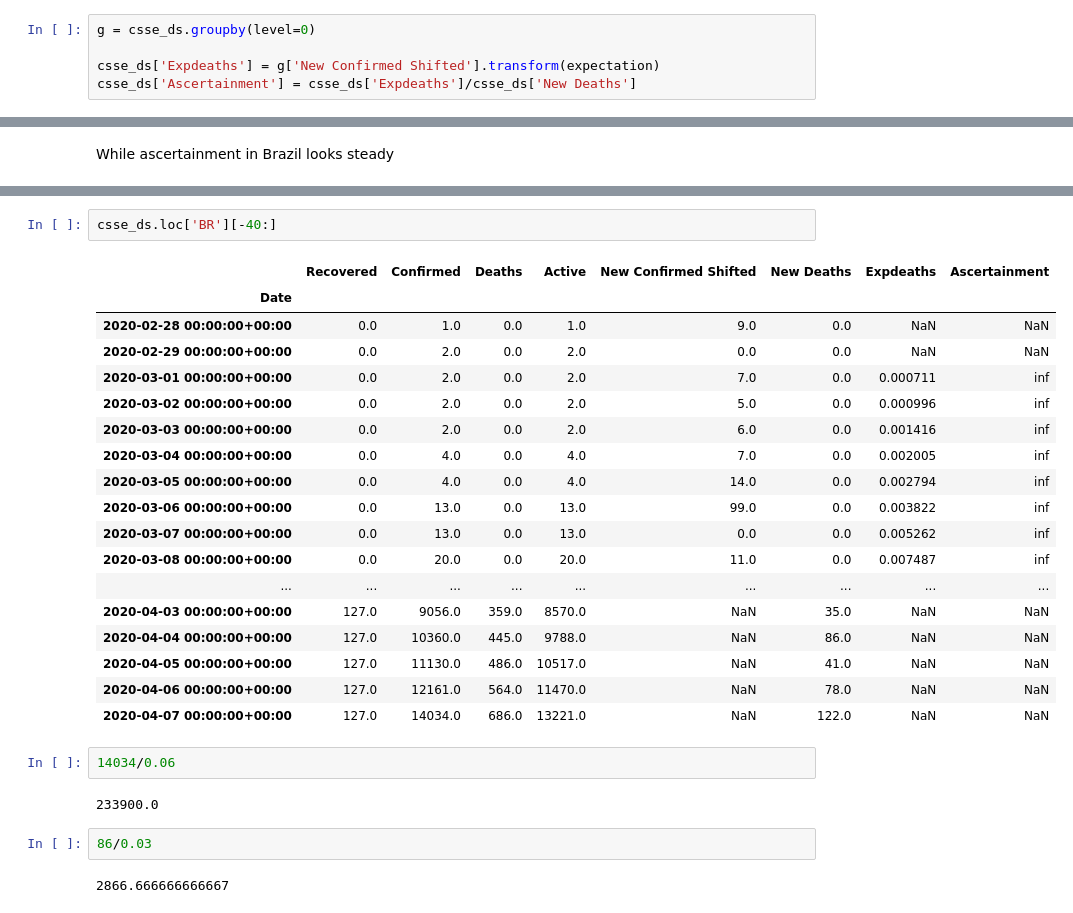
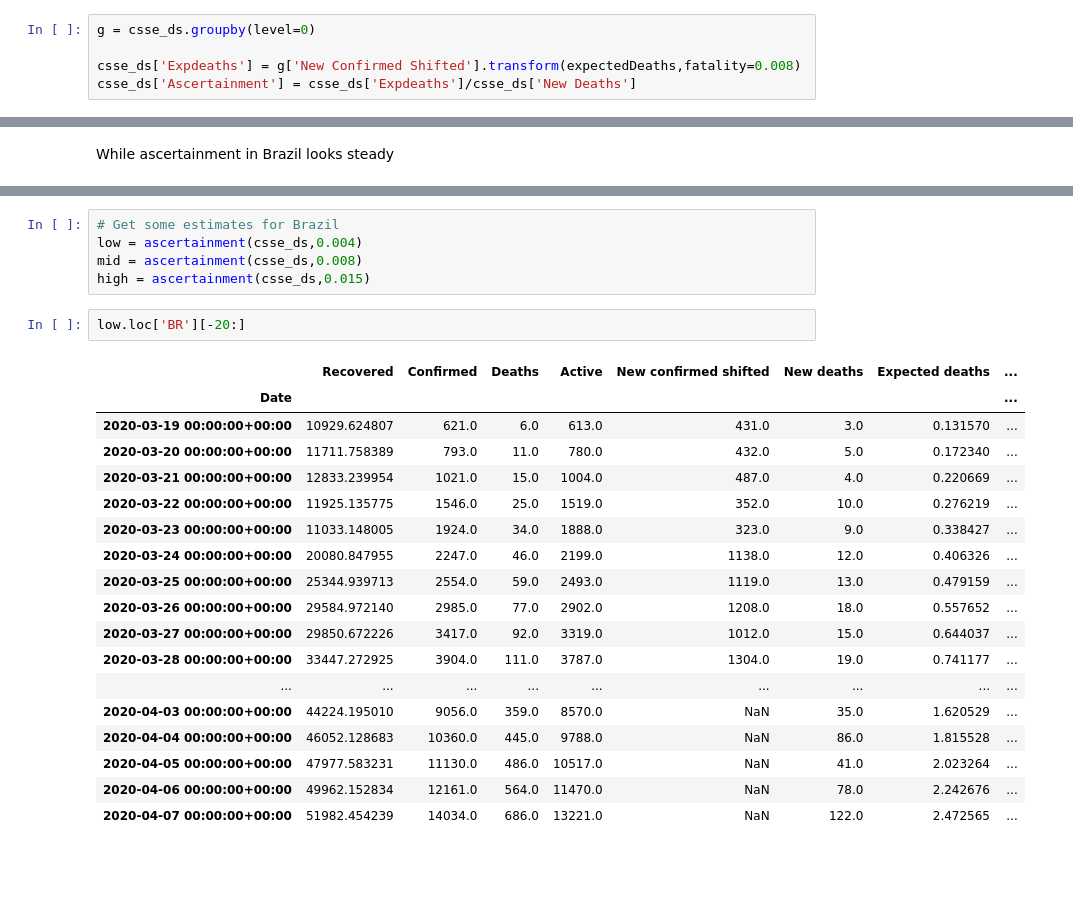
Before and after one commit to jsalvatier/epimodel, a Jupyter notebook: notebooks/djohnston/Cases_from_deaths.ipynb, the cells around one changed output, grey strips where cells are left out. Saved outputs shown, nothing was run; the diff lists cells and outputs as text; blank space fills up the shorter version.

```diff
--- a/notebooks/djohnston/Cases_from_deaths.ipynb
+++ b/notebooks/djohnston/Cases_from_deaths.ipynb
@@ -77,7 +156,7 @@ def expectation(s,fatality=0.007):
 # %%
 g = csse_ds.groupby(level=0)
 
-csse_ds['Expdeaths'] = g['New Confirmed Shifted'].transform(expectation)
+csse_ds['Expdeaths'] = g['New Confirmed Shifted'].transform(expectedDeaths,fatality=0.008)
 csse_ds['Ascertainment'] = csse_ds['Expdeaths']/csse_ds['New Deaths']
 # %% [markdown]
 According to this method, ascertainment in Italy may be rising slightly
@@ -117,29 +277,26 @@ csse_ds.loc['BR','Ascertainment'].plot()
+# %%
+# Get some estimates for Brazil
+low = ascertainment(csse_ds,0.004)
+mid = ascertainment(csse_ds,0.008)
+high = ascertainment(csse_ds,0.015)
 # %%
-csse_ds.loc['BR'][-40:]
+low.loc['BR'][-20:]
 # %% [output]
-|  | Recovered | Confirmed | Deaths | Active | New Confirmed Shifted | New Deaths | Expdeaths | Ascertainment |
-| Date |  |  |  |  |  |  |  |  |
-| 2020-02-28 00:00:00+00:00 | 0.0 | 1.0 | 0.0 | 1.0 | 9.0 | 0.0 | NaN | NaN |
-| 2020-02-29 00:00:00+00:00 | 0.0 | 2.0 | 0.0 | 2.0 | 0.0 | 0.0 | NaN | NaN |
-| 2020-03-01 00:00:00+00:00 | 0.0 | 2.0 | 0.0 | 2.0 | 7.0 | 0.0 | 0.000711 | inf |
-| 2020-03-02 00:00:00+00:00 | 0.0 | 2.0 | 0.0 | 2.0 | 5.0 | 0.0 | 0.000996 | inf |
-| 2020-03-03 00:00:00+00:00 | 0.0 | 2.0 | 0.0 | 2.0 | 6.0 | 0.0 | 0.001416 | inf |
-| 2020-03-04 00:00:00+00:00 | 0.0 | 4.0 | 0.0 | 4.0 | 7.0 | 0.0 | 0.002005 | inf |
-| 2020-03-05 00:00:00+00:00 | 0.0 | 4.0 | 0.0 | 4.0 | 14.0 | 0.0 | 0.002794 | inf |
-| 2020-03-06 00:00:00+00:00 | 0.0 | 13.0 | 0.0 | 13.0 | 99.0 | 0.0 | 0.003822 | inf |
-| 2020-03-07 00:00:00+00:00 | 0.0 | 13.0 | 0.0 | 13.0 | 0.0 | 0.0 | 0.005262 | inf |
-| 2020-03-08 00:00:00+00:00 | 0.0 | 20.0 | 0.0 | 20.0 | 11.0 | 0.0 | 0.007487 | inf |
+|  | Recovered | Confirmed | Deaths | Active | New confirmed shifted | New deaths | Expected deaths | ... |
+| Date |  |  |  |  |  |  |  | ... |
+| 2020-03-19 00:00:00+00:00 | 10929.624807 | 621.0 | 6.0 | 613.0 | 431.0 | 3.0 | 0.131570 | ... |
+| 2020-03-20 00:00:00+00:00 | 11711.758389 | 793.0 | 11.0 | 780.0 | 432.0 | 5.0 | 0.172340 | ... |
+| 2020-03-21 00:00:00+00:00 | 12833.239954 | 1021.0 | 15.0 | 1004.0 | 487.0 | 4.0 | 0.220669 | ... |
+| 2020-03-22 00:00:00+00:00 | 11925.135775 | 1546.0 | 25.0 | 1519.0 | 352.0 | 10.0 | 0.276219 | ... |
+| 2020-03-23 00:00:00+00:00 | 11033.148005 | 1924.0 | 34.0 | 1888.0 | 323.0 | 9.0 | 0.338427 | ... |
+| 2020-03-24 00:00:00+00:00 | 20080.847955 | 2247.0 | 46.0 | 2199.0 | 1138.0 | 12.0 | 0.406326 | ... |
+| 2020-03-25 00:00:00+00:00 | 25344.939713 | 2554.0 | 59.0 | 2493.0 | 1119.0 | 13.0 | 0.479159 | ... |
+| 2020-03-26 00:00:00+00:00 | 29584.972140 | 2985.0 | 77.0 | 2902.0 | 1208.0 | 18.0 | 0.557652 | ... |
+| 2020-03-27 00:00:00+00:00 | 29850.672226 | 3417.0 | 92.0 | 3319.0 | 1012.0 | 15.0 | 0.644037 | ... |
+| 2020-03-28 00:00:00+00:00 | 33447.272925 | 3904.0 | 111.0 | 3787.0 | 1304.0 | 19.0 | 0.741177 | ... |
 | ... | ... | ... | ... | ... | ... | ... | ... | ... |
-| 2020-04-03 00:00:00+00:00 | 127.0 | 9056.0 | 359.0 | 8570.0 | NaN | 35.0 | NaN | NaN |
-| 2020-04-04 00:00:00+00:00 | 127.0 | 10360.0 | 445.0 | 9788.0 | NaN | 86.0 | NaN | NaN |
-| 2020-04-05 00:00:00+00:00 | 127.0 | 11130.0 | 486.0 | 10517.0 | NaN | 41.0 | NaN | NaN |
-| 2020-04-06 00:00:00+00:00 | 127.0 | 12161.0 | 564.0 | 11470.0 | NaN | 78.0 | NaN | NaN |
-| 2020-04-07 00:00:00+00:00 | 127.0 | 14034.0 | 686.0 | 13221.0 | NaN | 122.0 | NaN | NaN |
+| 2020-04-03 00:00:00+00:00 | 44224.195010 | 9056.0 | 359.0 | 8570.0 | NaN | 35.0 | 1.620529 | ... |
+| 2020-04-04 00:00:00+00:00 | 46052.128683 | 10360.0 | 445.0 | 9788.0 | NaN | 86.0 | 1.815528 | ... |
+| 2020-04-05 00:00:00+00:00 | 47977.583231 | 11130.0 | 486.0 | 10517.0 | NaN | 41.0 | 2.023264 | ... |
+| 2020-04-06 00:00:00+00:00 | 49962.152834 | 12161.0 | 564.0 | 11470.0 | NaN | 78.0 | 2.242676 | ... |
+| 2020-04-07 00:00:00+00:00 | 51982.454239 | 14034.0 | 686.0 | 13221.0 | NaN | 122.0 | 2.472565 | ... |
-# %%
-14034/0.06
-# %% [output]
-233900.0
-# %%
-86/0.03
-# %% [output]
-2866.666666666667
```
Also changed, not shown: parts of 15 cells of this notebook.
